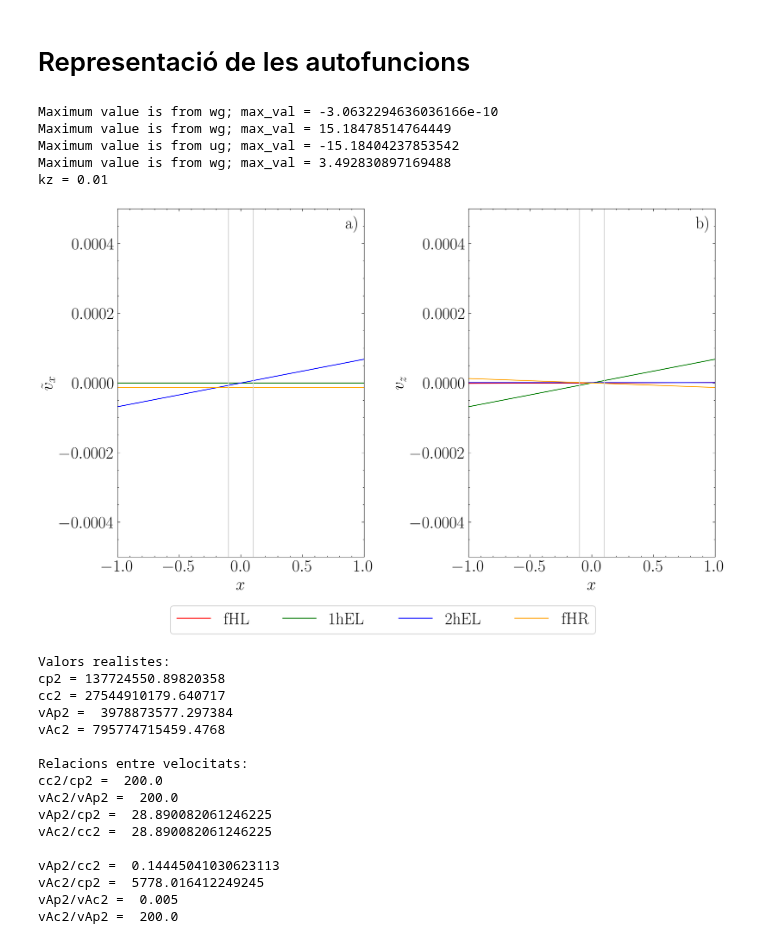
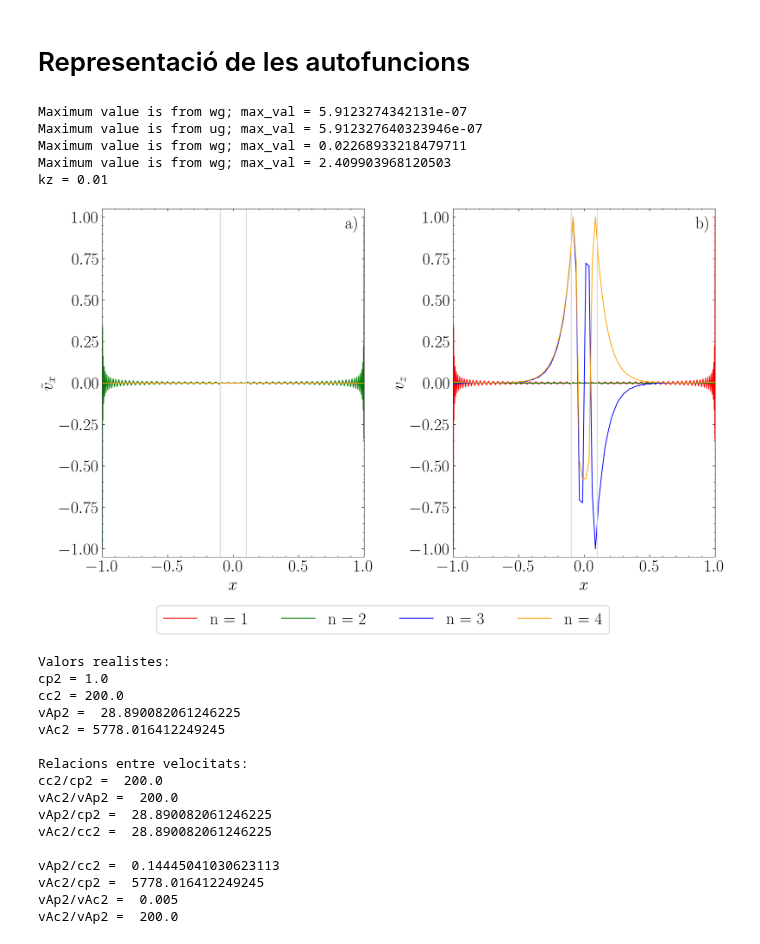
Before and after one commit to JoanRibotOliver/TFG, a Jupyter notebook: Codis/F&S modes real values.ipynb, the cells around one changed output. Saved outputs shown, nothing was run; the diff lists cells and outputs as text; code cells hidden in the pictures.

Commit message:
Bona normalització velocitats reals

```diff
--- a/Codis/F&S modes real values.ipynb
+++ b/Codis/F&S modes real values.ipynb
@@ -301,13 +307,13 @@ colors = ['red', 'green', 'blue', 'orange', 'purple', 'brown', 'pink', 'gray']
 
 # Example labels for the first 7 modes
 mode_labels = [
-    r"fHL",
-    r"1hEL",
-    r"2hEL",
-    r"fHR",
-    r"3hEL",
-    r"4hEL",
-    r"5hIL",
+    r"n = 1",
+    r"n = 2",
+    r"n = 3",
+    r"n = 4",
+    r"n = 5",
+    r"n = 6",
+    r"n = 7",
 ]
 
 ### Plot real part of v10x~ ###
@@ -341,7 +347,7 @@ for n, idx in enumerate(np.argsort(solver.eigenvalues)[N_min_mode:N_max_mode], s
     ug_normalized = ug / max_val
 
     axs[0].plot(x, ug_normalized, label=mode_labels[n-1], color=colors[n % len(colors) - 1])
-axs[0].set_ylim(-0.0005, 0.0005)
+axs[0].set_ylim(-1.05, 1.05)
 axs[0].set_xlim(-1, 1)
 axs[0].set_ylabel(r"$\tilde{v}_{x}$")
 axs[0].set_xlabel(r"$x$")
@@ -368,49 +374,49 @@ for n, idx in enumerate(np.argsort(solver.eigenvalues)[N_min_mode:N_max_mode], s
     wg_normalized = wg / max_val
 
     axs[1].plot(x, wg_normalized, label=mode_labels[n-1], color=colors[n % len(colors) - 1])
-axs[1].set_ylim(-0.0005, 0.0005)
+axs[1].set_ylim(-1.05, 1.05)
 axs[1].set_xlim(-1, 1)
 axs[1].set_ylabel(r"${v}_{z}$")
 axs[1].set_xlabel(r"$x$")
 
 
 # Add vertical lines to each subplot
 for ax in axs.flat:
     ax.axvline(x=-0.1, color='lightgrey', linestyle='-', linewidth=1)
     ax.axvline(x=0.1, color='lightgrey', linestyle='-', linewidth=1)
 
 # Add labels to the subplots
 axs[0].text(0.98, 0.98, "a)", transform=axs[0].transAxes, fontsize=20, va='top', ha='right', fontweight='bold')
 axs[1].text(0.98, 0.98, "b)", transform=axs[1].transAxes, fontsize=20, va='top', ha='right', fontweight='bold')
 
 fig.legend(
     handles=axs[0].get_lines()[N_min_mode:N_max_mode],  # Use lines from the first subplot (they share labels/colors)
     labels=mode_labels[:N_max_mode],
     loc='lower center',
     bbox_to_anchor=(0.5, -0.075),
     ncol=4,  # Adjust columns as needed
     frameon=True,
     fontsize=20,
     title_fontsize=20
 )
 
 print("kz =",kz)
-#plt.savefig("Autofuncions_reals_individuals.png", dpi=300, bbox_inches='tight')
+plt.savefig("Autofuncions_reals_individuals_valors_reals.png", dpi=300, bbox_inches='tight')
 plt.tight_layout()
 plt.show()
 # %% [output]
-Maximum value is from wg; max_val = -3.0632294636036166e-10
-Maximum value is from wg; max_val = 15.18478514764449
-Maximum value is from ug; max_val = -15.18404237853542
-Maximum value is from wg; max_val = 3.492830897169488
+Maximum value is from wg; max_val = 5.9123274342131e-07
+Maximum value is from ug; max_val = 5.912327640323946e-07
+Maximum value is from wg; max_val = 0.02268933218479711
+Maximum value is from wg; max_val = 2.409903968120503
 kz = 0.01
-[figure, old version]
+[figure, new version]
 # %%
 # Valors realistes: cp2, cc2, vAp2, vAc2  137724550.89820358 27544910179.640717 3978873577.297384 795774715459.4768
-cp2 = 137724550.89820358
-cc2 = 27544910179.640717
-vAp2 = 3978873577.297384
-vAc2 = 795774715459.4768
+#cp2 = 137724550.89820358
+#cc2 = 27544910179.640717
+#vAp2 = 3978873577.297384
+#vAc2 = 795774715459.4768
 
 print("Valors realistes:")
 print("cp2 =",cp2)
@@ -431,10 +437,10 @@ print("vAp2/vAc2 = ",vAp2/vAc2)
 print("vAc2/vAp2 = ",vAc2/vAp2)
 # %% [output]
 Valors realistes:
-cp2 = 137724550.89820358
-cc2 = 27544910179.640717
-vAp2 =  3978873577.297384
-vAc2 = 795774715459.4768
+cp2 = 1.0
+cc2 = 200.0
+vAp2 =  28.890082061246225
+vAc2 = 5778.016412249245
 
 Relacions entre velocitats:
 cc2/cp2 =  200.0
```
Also changed, not shown: parts of 2 cells of this notebook, 5 other files.
